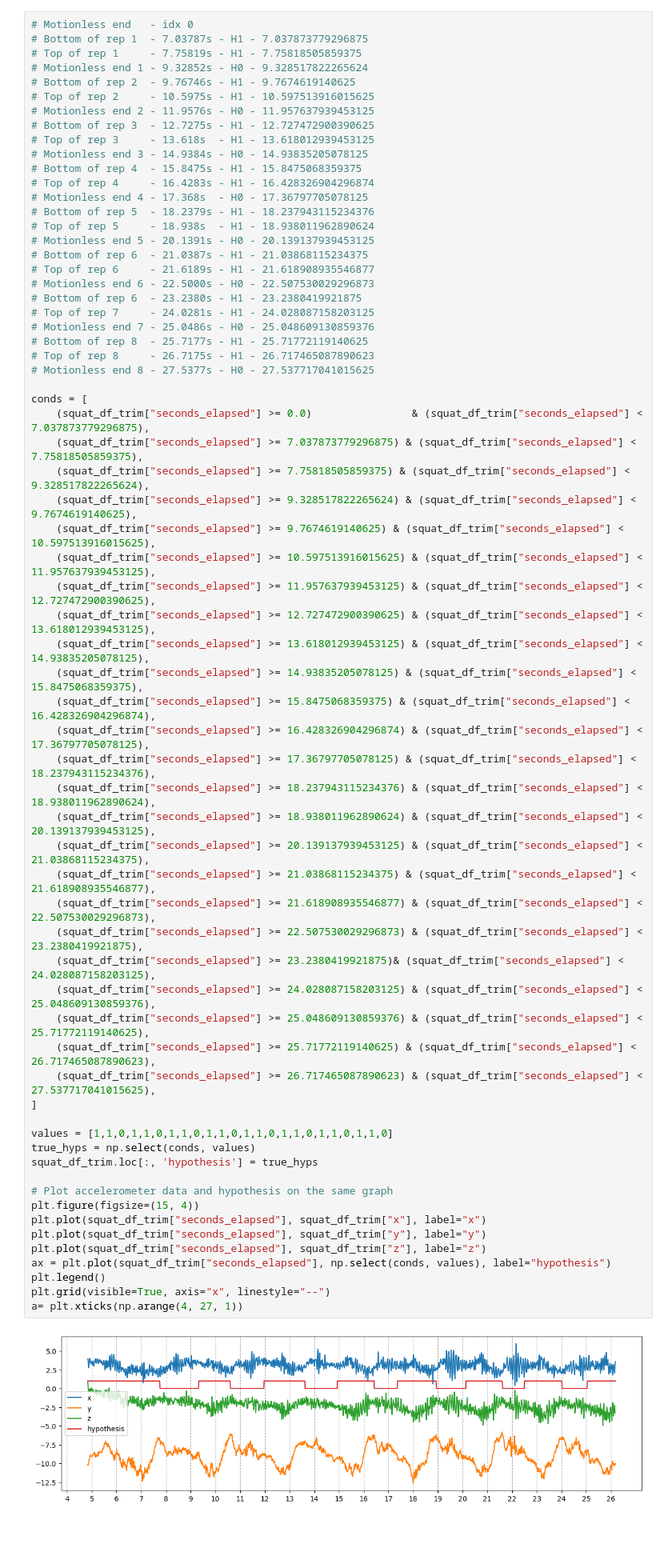
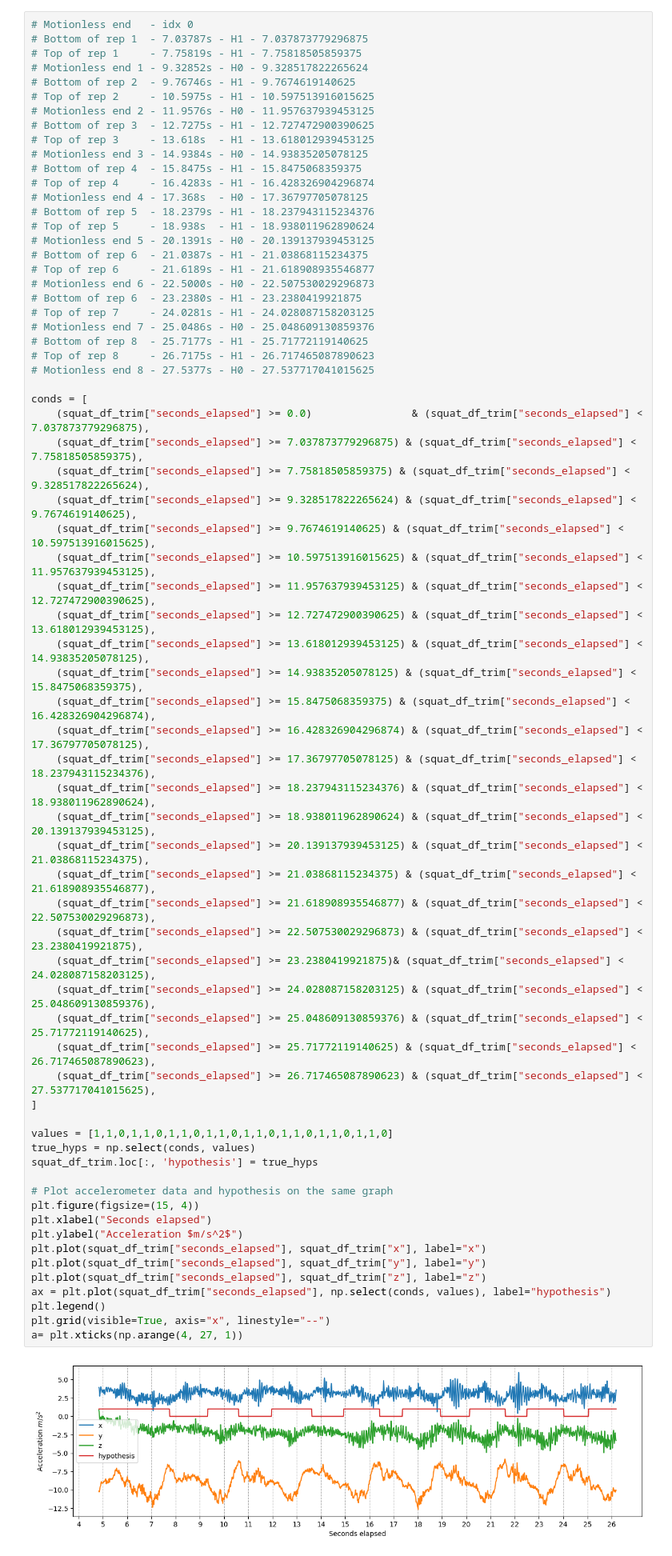
Before and after one commit to sjb296/linear-motion-detection, a Jupyter notebook: main.ipynb, the cells around one changed output. Shown at 80% size. Cells and saved outputs as stored; diff of their text form; blank space fills up the shorter version.

```diff
--- a/main.ipynb
+++ b/main.ipynb
@@ -183,34 +196,36 @@ conds = [
     (squat_df_trim["seconds_elapsed"] >= 15.8475068359375) & (squat_df_trim["seconds_elapsed"] < 16.428326904296874),
     (squat_df_trim["seconds_elapsed"] >= 16.428326904296874) & (squat_df_trim["seconds_elapsed"] < 17.36797705078125),
     (squat_df_trim["seconds_elapsed"] >= 17.36797705078125) & (squat_df_trim["seconds_elapsed"] < 18.237943115234376),
     (squat_df_trim["seconds_elapsed"] >= 18.237943115234376) & (squat_df_trim["seconds_elapsed"] < 18.938011962890624),
     (squat_df_trim["seconds_elapsed"] >= 18.938011962890624) & (squat_df_trim["seconds_elapsed"] < 20.139137939453125),
     (squat_df_trim["seconds_elapsed"] >= 20.139137939453125) & (squat_df_trim["seconds_elapsed"] < 21.03868115234375),
     (squat_df_trim["seconds_elapsed"] >= 21.03868115234375) & (squat_df_trim["seconds_elapsed"] < 21.618908935546877),
     (squat_df_trim["seconds_elapsed"] >= 21.618908935546877) & (squat_df_trim["seconds_elapsed"] < 22.507530029296873),
     (squat_df_trim["seconds_elapsed"] >= 22.507530029296873) & (squat_df_trim["seconds_elapsed"] < 23.2380419921875),
     (squat_df_trim["seconds_elapsed"] >= 23.2380419921875)& (squat_df_trim["seconds_elapsed"] < 24.028087158203125),
     (squat_df_trim["seconds_elapsed"] >= 24.028087158203125) & (squat_df_trim["seconds_elapsed"] < 25.048609130859376),
     (squat_df_trim["seconds_elapsed"] >= 25.048609130859376) & (squat_df_trim["seconds_elapsed"] < 25.71772119140625),
     (squat_df_trim["seconds_elapsed"] >= 25.71772119140625) & (squat_df_trim["seconds_elapsed"] < 26.717465087890623),
     (squat_df_trim["seconds_elapsed"] >= 26.717465087890623) & (squat_df_trim["seconds_elapsed"] < 27.537717041015625),
 ]
 
 values = [1,1,0,1,1,0,1,1,0,1,1,0,1,1,0,1,1,0,1,1,0,1,1,0]
 true_hyps = np.select(conds, values)
 squat_df_trim.loc[:, 'hypothesis'] = true_hyps
 
 # Plot accelerometer data and hypothesis on the same graph
 plt.figure(figsize=(15, 4))
+plt.xlabel("Seconds elapsed")
+plt.ylabel("Acceleration $m/s^2$")
 plt.plot(squat_df_trim["seconds_elapsed"], squat_df_trim["x"], label="x")
 plt.plot(squat_df_trim["seconds_elapsed"], squat_df_trim["y"], label="y")
 plt.plot(squat_df_trim["seconds_elapsed"], squat_df_trim["z"], label="z")
 ax = plt.plot(squat_df_trim["seconds_elapsed"], np.select(conds, values), label="hypothesis")
 plt.legend()
 plt.grid(visible=True, axis="x", linestyle="--")
 a= plt.xticks(np.arange(4, 27, 1))
 # %% [output]
-[figure, old version]
+[figure, new version]
 # %% [markdown]
 ## Compute test statistics for data
 # %%
```
Also changed, not shown: parts of 5 cells of this notebook.
